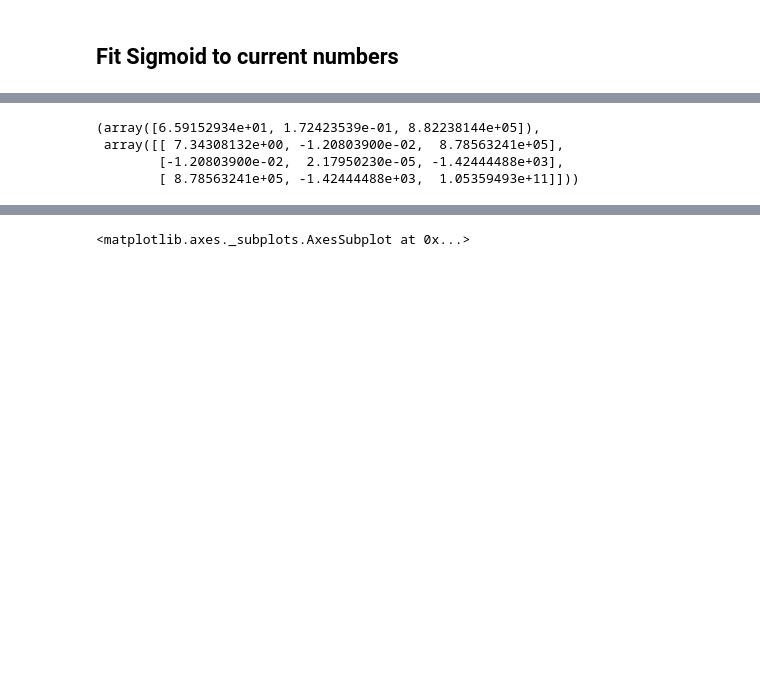
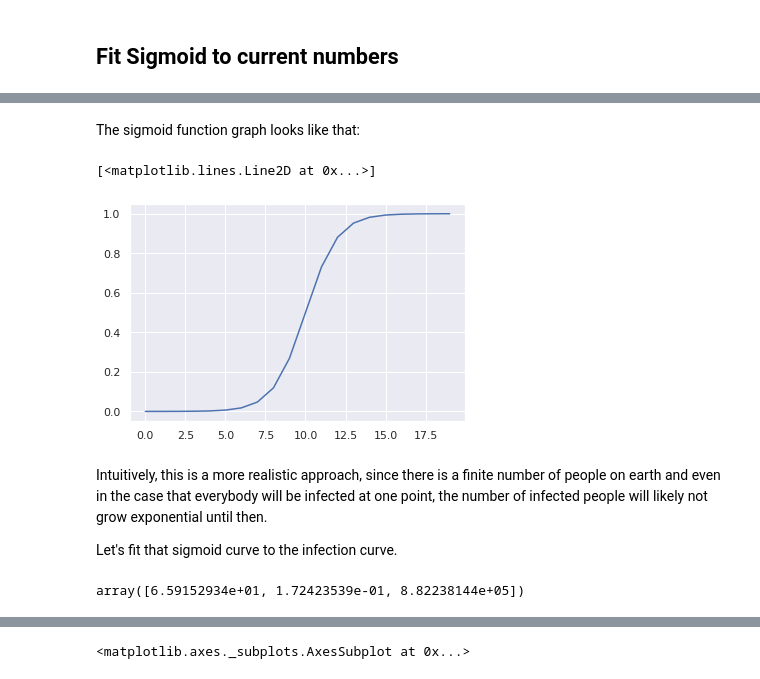
Before and after one commit to thomasniebler/covid, a Jupyter notebook: corona_fit.ipynb, the cells around one changed output, grey strips where cells are left out. Cells and saved outputs as stored; diff of their text form; code cells hidden in the pictures; blank space fills up the shorter version.

```diff
--- a/corona_fit.ipynb
+++ b/corona_fit.ipynb
@@ -8,3 +8,0 @@ import numpy as np
-# %%
-def sigmoid(x, x0=0, l=1, scale=1):
-    return scale / (1 + np.exp(-l * (x - x0)))
@@ -59,10 +97,20 @@ total_numbers_germany_df.plot()
+# %%
+def sigmoid(x, x0=0, lambd=1, L=1):
+    return L / (1 + np.exp(-lambd * (x - x0)))
+# %% [markdown]
+The sigmoid function graph looks like that:
+# %%
+plt.plot(sigmoid(np.array(range(-10, 10))))
+# %% [output]
+[<matplotlib.lines.Line2D at 0x...>]
+[figure, added]
+# %% [markdown]
+Intuitively, this is a more realistic approach, since there is a finite number of people on earth and even in the case that everybody will be infected at one point, the number of infected people will likely not grow exponential until then.
+
+Let's fit that sigmoid curve to the infection curve.
 # %%
-popt, pcov = curve_fit(f=sigmoid, xdata=xx, ydata=total_numbers)
-
-popt, pcov
+popt, pcov = curve_fit(f=sigmoid, xdata=total_numbers_index, ydata=total_numbers)
+popt
 # %% [output]
-(array([6.59152934e+01, 1.72423539e-01, 8.82238144e+05]),
- array([[ 7.34308132e+00, -1.20803900e-02,  8.78563241e+05],
-        [-1.20803900e-02,  2.17950230e-05, -1.42444488e+03],
-        [ 8.78563241e+05, -1.42444488e+03,  1.05359493e+11]]))
+array([6.59152934e+01, 1.72423539e-01, 8.82238144e+05])
 # %%
```
Also changed, not shown: parts of 32 cells of this notebook.
